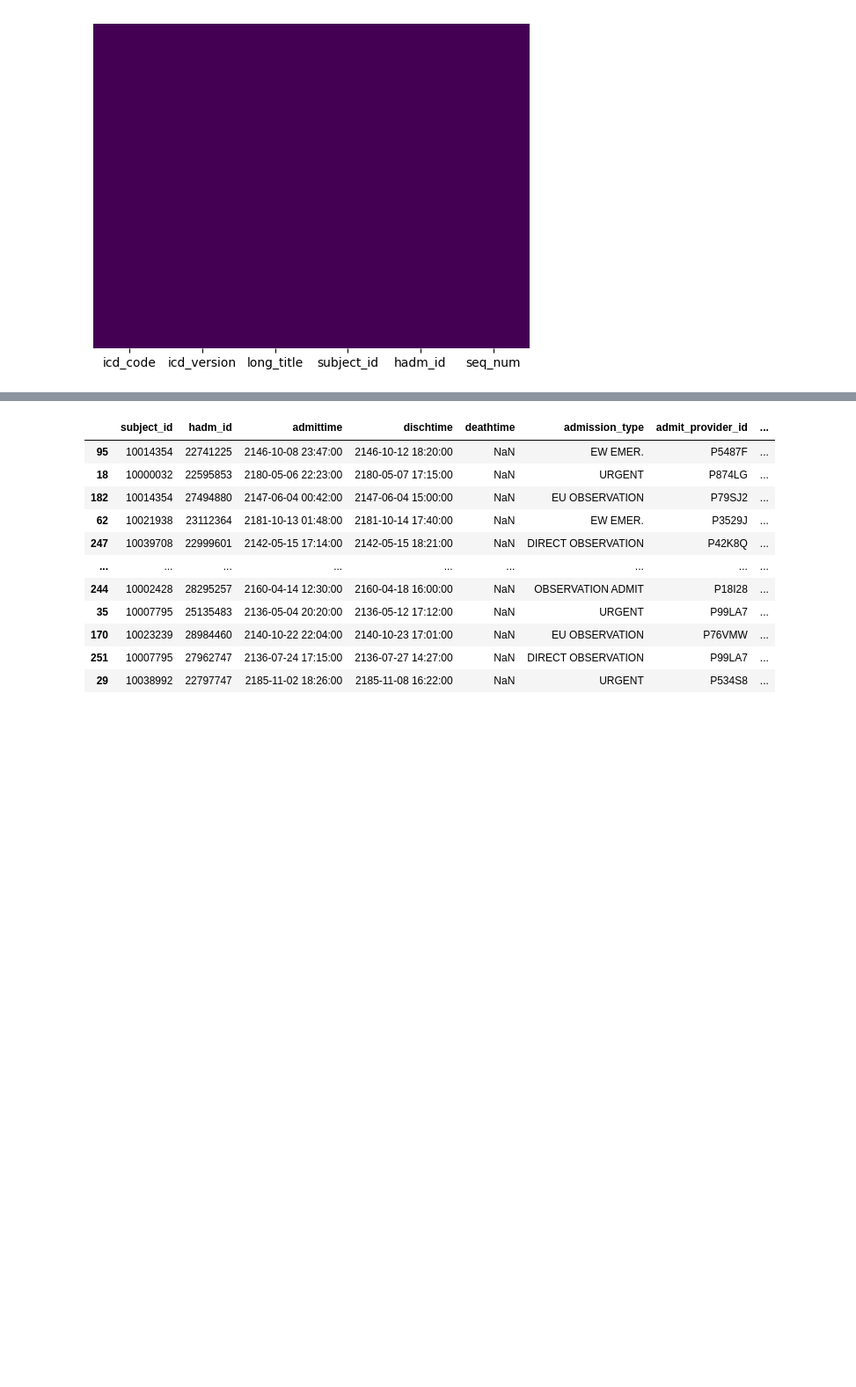
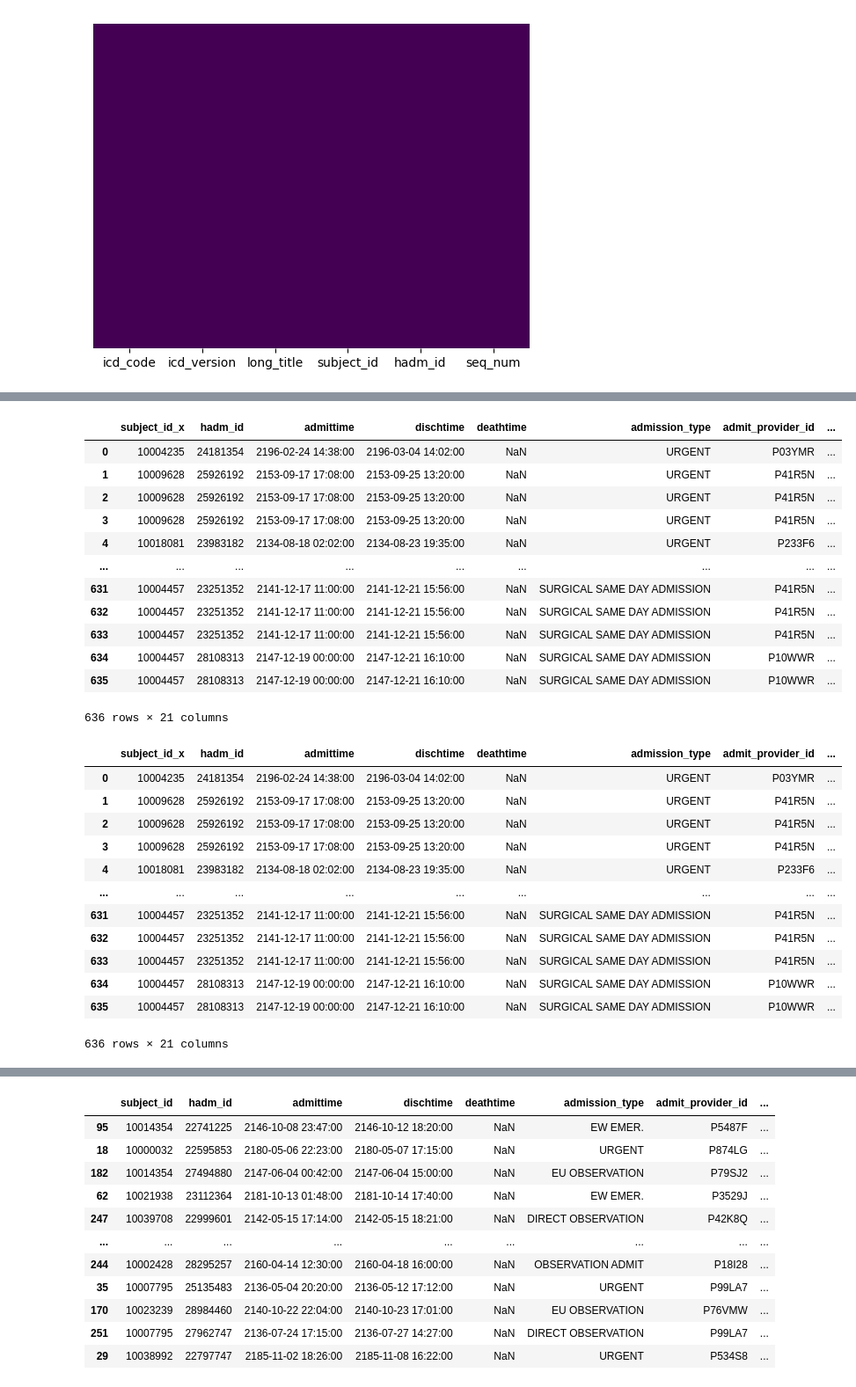
Before and after one commit to CatarinaCosta02/Master_Thesis, a Jupyter notebook: profiling/diagnosis.ipynb, the cells around one changed output, grey strips where cells are left out. Shown at 88% size. Saved outputs shown, nothing was run; the diff lists cells and outputs as text; code cells hidden in the pictures; blank space fills up the shorter version.

Commit message:
merges incompletos

```diff
--- a/profiling/diagnosis.ipynb
+++ b/profiling/diagnosis.ipynb
@@ -580,2 +580,5 @@ sns.heatmap(
 
 That way the study will be conducted in a less depended enviroment
+# %%
+top_diagnoses = icd_merged['icd_code'].value_counts().nlargest(15).index
+diagnoses_top = icd_merged[icd_merged['icd_code'].isin(top_diagnoses)]
@@ -581,0 +653,44 @@ That way the study will be conducted in a less depended enviroment
+# %%
+
+df = admissions.merge(diagnoses_top, on='hadm_id', how='left')
+
+
+#display(df)
+
+
+# df = df.merge(patients, on='subject_id', how='left')
+
+#df = df.merge(patients, on='subject_id_y', how='left')
+
+display(df)
+
+df.drop(['subject_id_y'],  axis=1)
+
+display(df)
+# %% [output]
+|  | subject_id_x | hadm_id | admittime | dischtime | deathtime | admission_type | admit_provider_id | ... |
+| 0 | 10004235 | 24181354 | 2196-02-24 14:38:00 | 2196-03-04 14:02:00 | NaN | URGENT | P03YMR | ... |
+| 1 | 10009628 | 25926192 | 2153-09-17 17:08:00 | 2153-09-25 13:20:00 | NaN | URGENT | P41R5N | ... |
+| 2 | 10009628 | 25926192 | 2153-09-17 17:08:00 | 2153-09-25 13:20:00 | NaN | URGENT | P41R5N | ... |
+| 3 | 10009628 | 25926192 | 2153-09-17 17:08:00 | 2153-09-25 13:20:00 | NaN | URGENT | P41R5N | ... |
+| 4 | 10018081 | 23983182 | 2134-08-18 02:02:00 | 2134-08-23 19:35:00 | NaN | URGENT | P233F6 | ... |
+| ... | ... | ... | ... | ... | ... | ... | ... | ... |
+| 631 | 10004457 | 23251352 | 2141-12-17 11:00:00 | 2141-12-21 15:56:00 | NaN | SURGICAL SAME DAY ADMISSION | P41R5N | ... |
+| 632 | 10004457 | 23251352 | 2141-12-17 11:00:00 | 2141-12-21 15:56:00 | NaN | SURGICAL SAME DAY ADMISSION | P41R5N | ... |
+| 633 | 10004457 | 23251352 | 2141-12-17 11:00:00 | 2141-12-21 15:56:00 | NaN | SURGICAL SAME DAY ADMISSION | P41R5N | ... |
+| 634 | 10004457 | 28108313 | 2147-12-19 00:00:00 | 2147-12-21 16:10:00 | NaN | SURGICAL SAME DAY ADMISSION | P10WWR | ... |
+| 635 | 10004457 | 28108313 | 2147-12-19 00:00:00 | 2147-12-21 16:10:00 | NaN | SURGICAL SAME DAY ADMISSION | P10WWR | ... |
+636 rows × 21 columns
+|  | subject_id_x | hadm_id | admittime | dischtime | deathtime | admission_type | admit_provider_id | ... |
+| 0 | 10004235 | 24181354 | 2196-02-24 14:38:00 | 2196-03-04 14:02:00 | NaN | URGENT | P03YMR | ... |
+| 1 | 10009628 | 25926192 | 2153-09-17 17:08:00 | 2153-09-25 13:20:00 | NaN | URGENT | P41R5N | ... |
+| 2 | 10009628 | 25926192 | 2153-09-17 17:08:00 | 2153-09-25 13:20:00 | NaN | URGENT | P41R5N | ... |
+| 3 | 10009628 | 25926192 | 2153-09-17 17:08:00 | 2153-09-25 13:20:00 | NaN | URGENT | P41R5N | ... |
+| 4 | 10018081 | 23983182 | 2134-08-18 02:02:00 | 2134-08-23 19:35:00 | NaN | URGENT | P233F6 | ... |
+| ... | ... | ... | ... | ... | ... | ... | ... | ... |
+| 631 | 10004457 | 23251352 | 2141-12-17 11:00:00 | 2141-12-21 15:56:00 | NaN | SURGICAL SAME DAY ADMISSION | P41R5N | ... |
+| 632 | 10004457 | 23251352 | 2141-12-17 11:00:00 | 2141-12-21 15:56:00 | NaN | SURGICAL SAME DAY ADMISSION | P41R5N | ... |
+| 633 | 10004457 | 23251352 | 2141-12-17 11:00:00 | 2141-12-21 15:56:00 | NaN | SURGICAL SAME DAY ADMISSION | P41R5N | ... |
+| 634 | 10004457 | 28108313 | 2147-12-19 00:00:00 | 2147-12-21 16:10:00 | NaN | SURGICAL SAME DAY ADMISSION | P10WWR | ... |
+| 635 | 10004457 | 28108313 | 2147-12-19 00:00:00 | 2147-12-21 16:10:00 | NaN | SURGICAL SAME DAY ADMISSION | P10WWR | ... |
+636 rows × 21 columns
```
Also changed, not shown: parts of 11 cells of this notebook, 2 other files.
